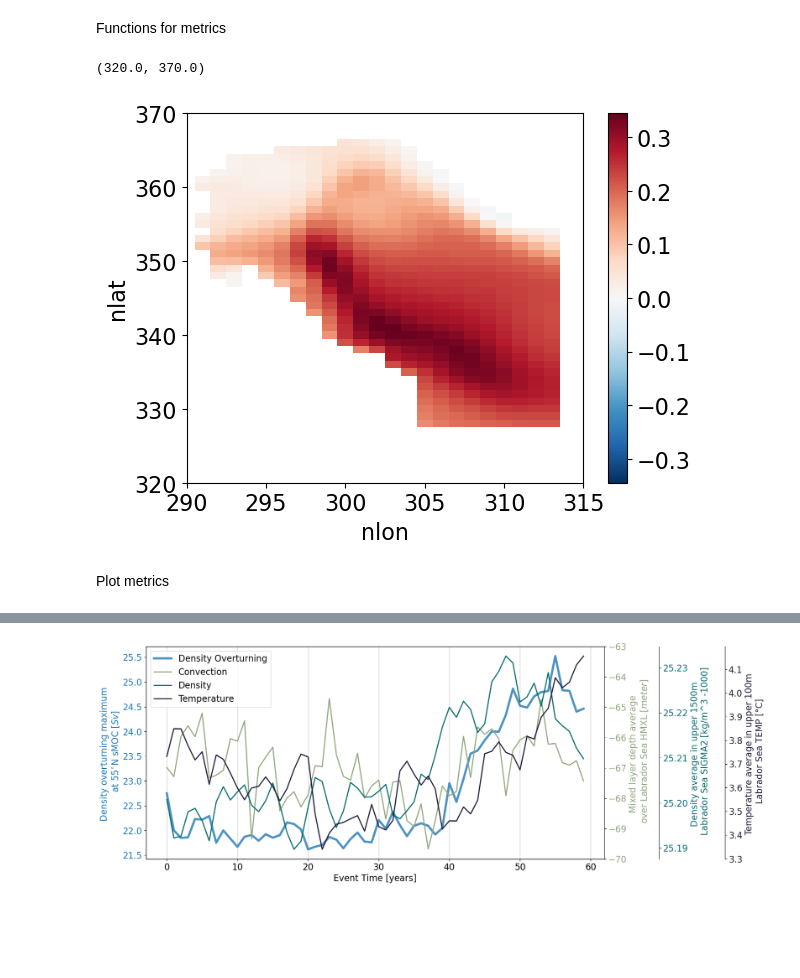
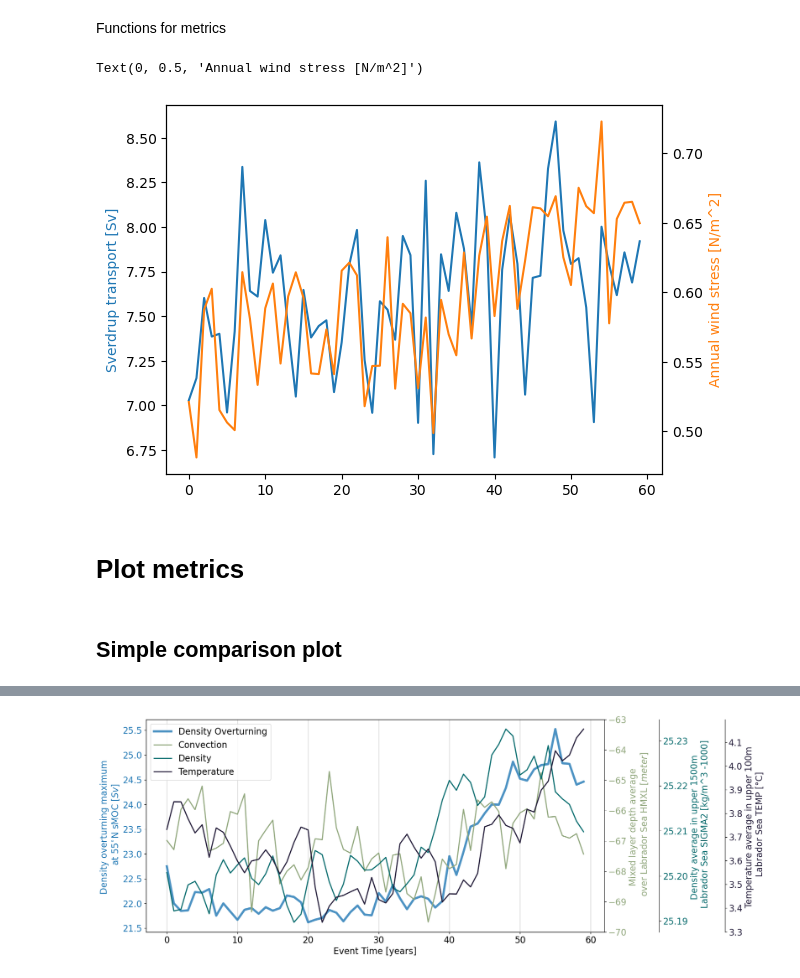
Before and after one commit to inagler/current, a Jupyter notebook: Compare_metrics_composites.ipynb, the cells around one changed output, grey strips where cells are left out. Drawn from its saved outputs; the diff is of its cells as text; code cells hidden in the pictures; blank space fills up the shorter version.

```diff
--- a/Compare_metrics_composites.ipynb
+++ b/Compare_metrics_composites.ipynb
@@ -130,7 +130,0 @@ ds_mag_anom = period2_avg - period1_avg
-# %%
-ds_mag_anom.plot()
-plt.xlim(290,315)
-plt.ylim(320,370)
-# %% [output]
-(320.0, 370.0)
-[figure, removed]
@@ -137,5 +162,49 @@ plt.ylim(320,370)
+# %%
+# Prepare arrays to hold the time series of mean Sverdrup transport
+time_series = ds_taux.time.values
+DYU = ds.DYU.values *1e-2 # convert from cm to m
+DXU = ds.DXU.values *1e-2
+# checked DXU and DYU
+sverdrup_transport_time_series = []
+
+# Loop over time steps
+for t in range(len(time_series)):
+    TAUX_t = ds_taux.TAUX.isel(time=t).values*1e-1 # convert from dyne/cm² to N/m²
+    TAUY_t = ds_tauy.TAUY.isel(time=t).values*1e-1 # convert from dyne/cm² to N/m²
+
+    # Gradients along latitude and longitude
+    dTxdy = np.gradient(TAUX_t, axis=0) / DYU
+    dTydx = np.gradient(TAUY_t, axis=1) / DXU
+
+    # Wind stress curl
+    curl_tau = dTydx - dTxdy
+
+    # Sverdrup transport
+    sverdrup_transport = (curl_tau/(rho_sw*beta)) + TAUX_t/(rho_sw*f)
+
+    # Compute mean Sverdrup transport over Labrador Sea
+    sverdrup_lab_mean = np.nanmean(sverdrup_transport)
+    sverdrup_transport_time_series.append(sverdrup_lab_mean)
+
+# Convert the time series list to a NumPy array
+sverdrup_lab_mean = np.array(sverdrup_transport_time_series)
+# %%
+fig, ax1 = plt.subplots()
+
+
+ax1.plot(sverdrup_lab_mean)
+ax1.set_ylabel('Sverdrup transport [Sv]', color='tab:blue')
+
+ax2 = ax1.twinx()
+ax2.plot(tau_annual_lab_mean, color='tab:orange')
+ax2.set_ylabel('Annual wind stress [N/m^2]', color='tab:orange')
+# %% [output]
+Text(0, 0.5, 'Annual wind stress [N/m^2]')
+[figure, added]
 # %% [markdown]
-Plot metrics
+# Plot metrics
+# %% [markdown]
+## Simple comparison plot
 # %%
 fig = plt.figure()
 
```
Also changed, not shown: parts of 18 cells of this notebook, 22 other files.
